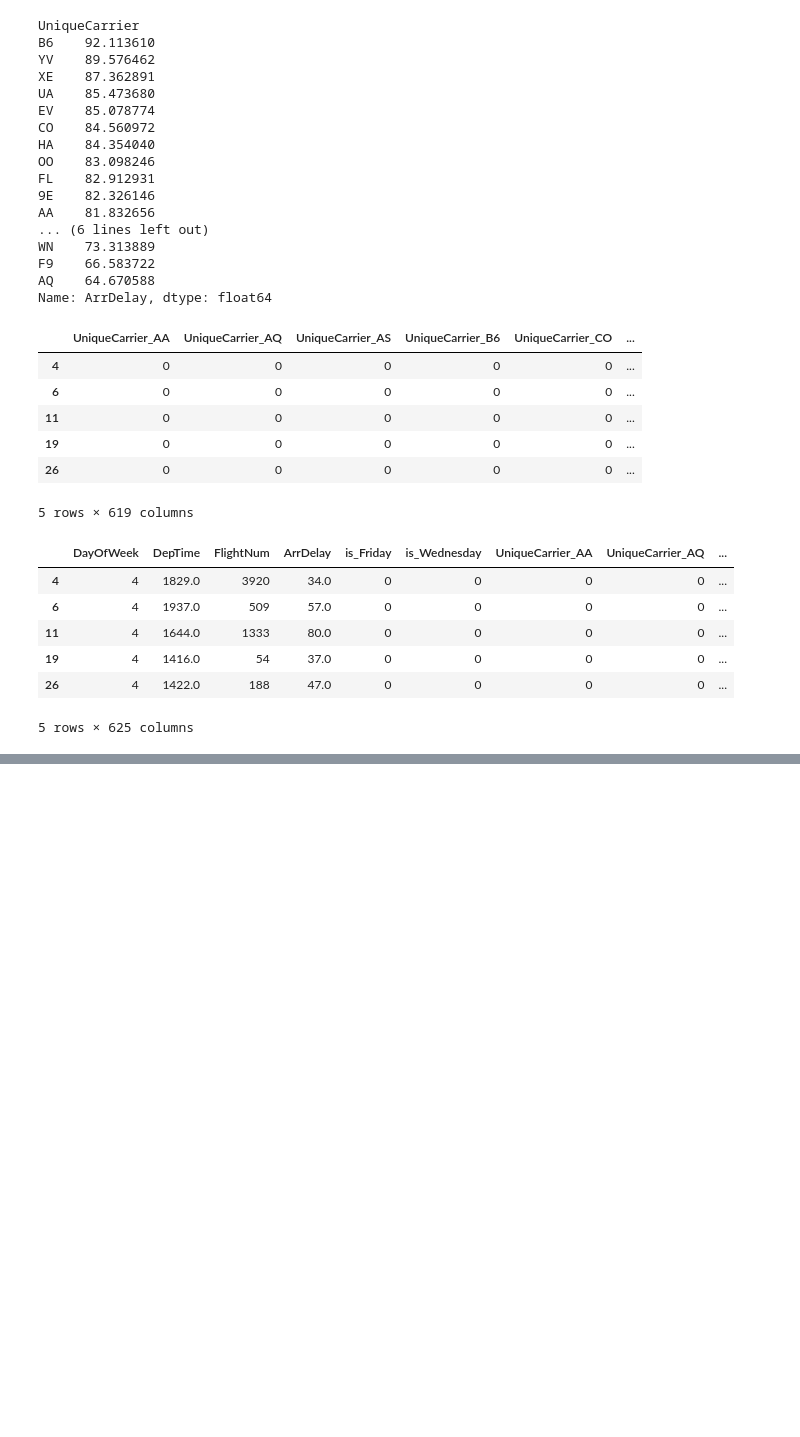
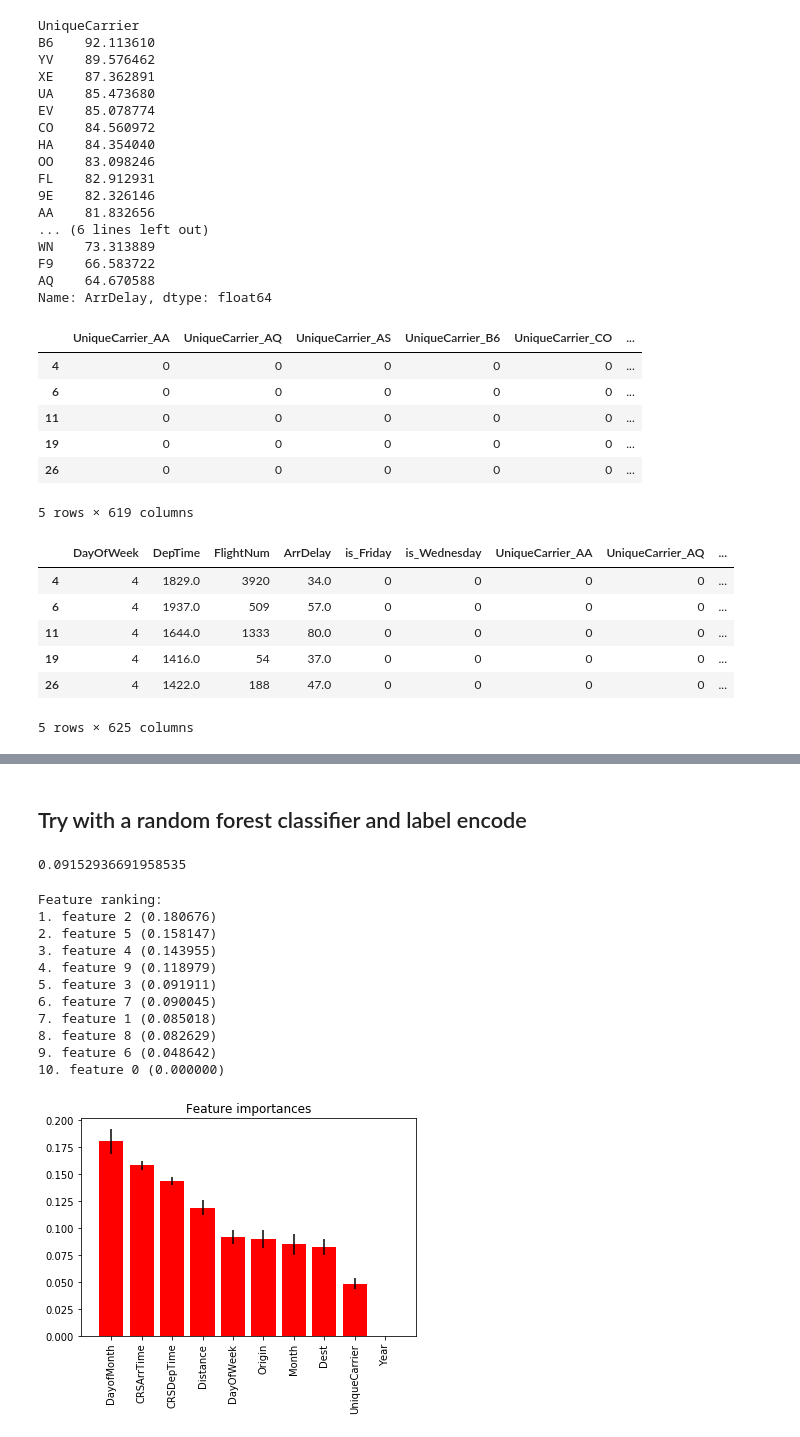
Before and after one commit to cbevis/U3_L6_Supervised_Learning_Practice, a Jupyter notebook: U3_L6_P2_Airline_Arrivals.ipynb, the cells around one changed output, grey strips where cells are left out. Drawn from its saved outputs; the diff is of its cells as text; code cells hidden in the pictures; blank space fills up the shorter version.

Commit message:
Used Random Forest and LGBM label encoded

```diff
--- a/U3_L6_P2_Airline_Arrivals.ipynb
+++ b/U3_L6_P2_Airline_Arrivals.ipynb
@@ -307,0 +323,5 @@ regr3.score(X3_test, y3_test)
+# %% [markdown]
+## Try with a random forest classifier and label encode
+# %%
+features = ['Year', 'Month', 'DayofMonth', 'DayOfWeek', 'CRSDepTime',
+       'CRSArrTime', 'UniqueCarrier', 'Origin', 'Dest', 'Distance']
@@ -307,0 +346,48 @@ regr3.score(X3_test, y3_test)
+# %%
+# Let's do a forest
+
+X = df_arr[features]
+y = df_arr['ArrDelay30']
+
+X_train, X_test, y_train, y_test = train_test_split(X, y, test_size=0.3)
+
+forest = RandomForestRegressor(n_estimators=100)
+forest.fit(X_train, y_train)
+forest.score(X_test, y_test)
+# %% [output]
+0.09152936691958535
+# %%
+# Plot forest feature importances
+# https://scikit-learn.org/stable/auto_examples/ensemble/plot_forest_importances.html
+importances = forest.feature_importances_
+std = np.std([tree.feature_importances_ for tree in forest.estimators_],
+             axis=0)
+indices = np.argsort(importances)[::-1]
+
+# Print the feature ranking
+print("Feature ranking:")
+
+for f in range(X.shape[1]):
+    print("%d. feature %d (%f)" % (f + 1, indices[f], importances[indices[f]]))
+
+# Plot the feature importances of the forest
+plt.figure()
+plt.title("Feature importances")
+plt.bar(range(X.shape[1]), importances[indices],
+       color="r", yerr=std[indices], align="center")
+plt.xticks(range(X.shape[1]), X.columns[indices], rotation=90)
+plt.xlim([-1, X.shape[1]])
+plt.show()
+# %% [output]
+Feature ranking:
+1. feature 2 (0.180676)
+2. feature 5 (0.158147)
+3. feature 4 (0.143955)
+4. feature 9 (0.118979)
+5. feature 3 (0.091911)
+6. feature 7 (0.090045)
+7. feature 1 (0.085018)
+8. feature 8 (0.082629)
+9. feature 6 (0.048642)
+10. feature 0 (0.000000)
+[figure, added]
```
Also changed, not shown: parts of 11 cells of this notebook.
